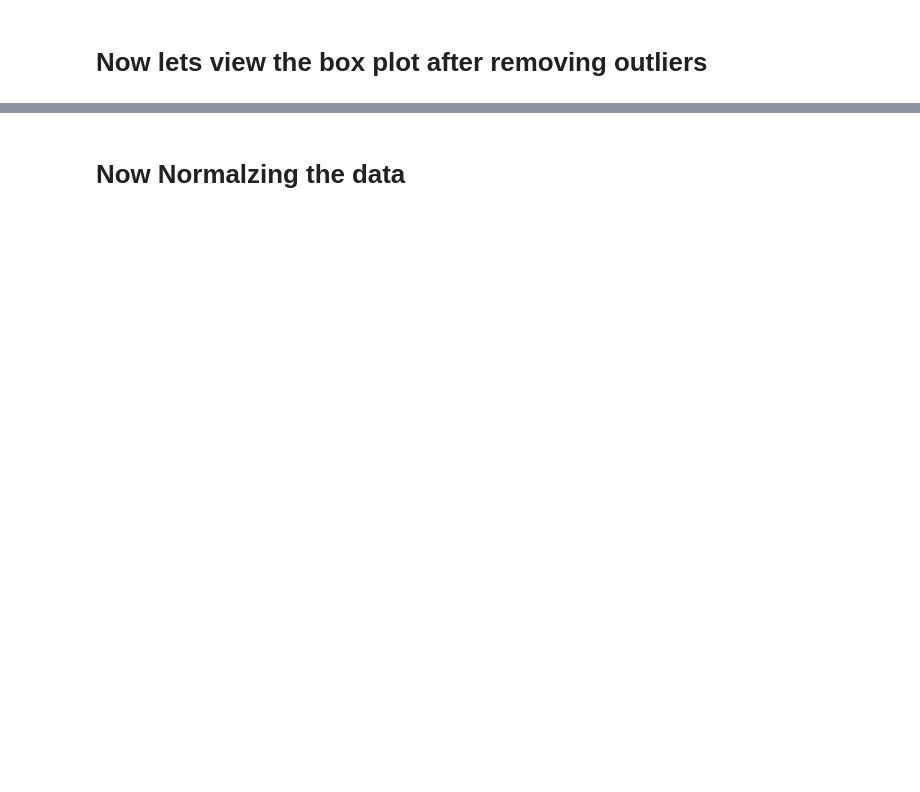
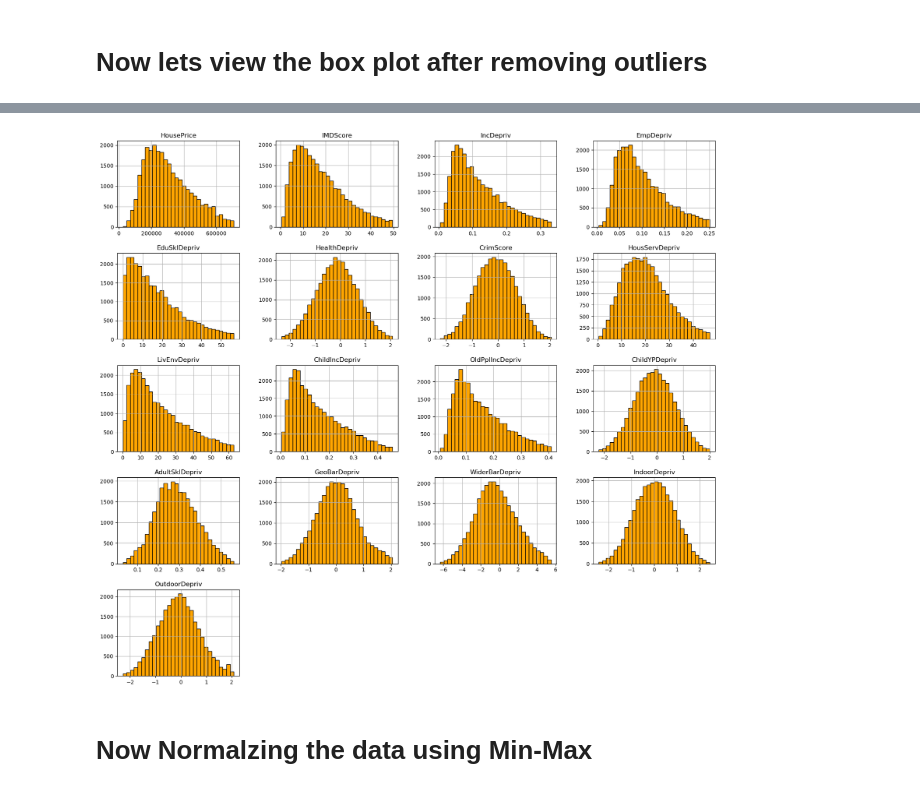
Before and after one commit to MasterOfLogic1/HousePricePrediction_Uk, a Jupyter notebook: HPP_Preprocessing_Analysis.ipynb, the cells around one changed output, grey strips where cells are left out. Saved outputs shown, nothing was run; the diff lists cells and outputs as text; code cells hidden in the pictures; blank space fills up the shorter version.

```diff
--- a/HPP_Preprocessing_Analysis.ipynb
+++ b/HPP_Preprocessing_Analysis.ipynb
@@ -384,5 +281,17 @@ plt.show()
+# %%
+#we use histogram to visualize the data
+#the features which dont have a normal distribution are likely to contain outliers
+# from the histogram the following have oultliers YearendingDec2021', 'IndexofMultipleDeprivationIMDScore',
+#'IncomeScorerate','EmploymentScorerate', 'EducationSkillsandTrainingScore','LivingEnvironmentScore',
+#'IncomeDeprivationAffectingChildrenIndexIDACIScorerate','IncomeDeprivationAffectingOlderPeopleIDAOPIScorerate
+columns_to_plot = allNumericFeatures
+
+#Now for visualization lets
+df_no_outliers[allNumericFeatures].hist(bins = 30, figsize = (20, 18), color = 'orange', edgecolor = 'black');
+# %% [output]
+[figure, added]
 # %% [markdown]
-# Now Normalzing the data
+# Now Normalzing the data using Min-Max
 # %%
 #Normalzie all the designated features to normalize here
 #When we are normalizing we want to keep the original data untouched so we normalize into a different column
```
Also changed, not shown: parts of 24 cells of this notebook.
